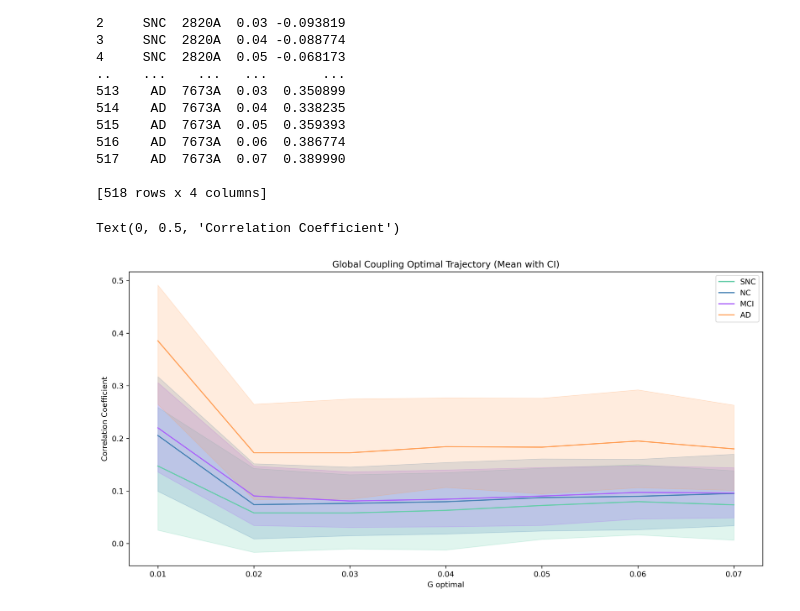
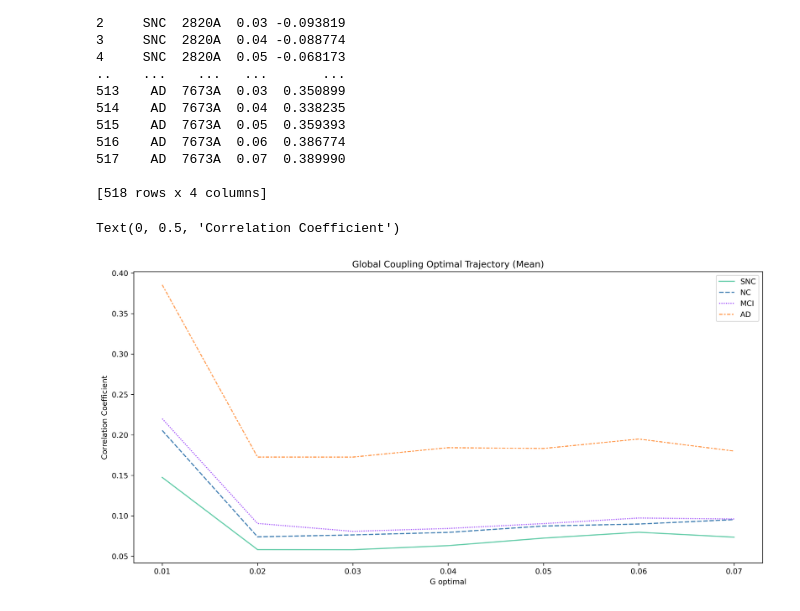
Before and after one commit to yilewang/Gc_detect_script, a Jupyter notebook: application/Goptimal_fisher_z.ipynb, the cells around one changed output. Saved outputs shown, nothing was run; the diff lists cells and outputs as text; code cells hidden in the pictures.

Commit message:
update g_optimal

```diff
--- a/application/Goptimal_fisher_z.ipynb
+++ b/application/Goptimal_fisher_z.ipynb
@@ -28,7 +28,7 @@ for grp, case in zip(df['group'], df['caseid']):
     emp_vec = emp_tril[np.nonzero(emp_tril)].flatten()
     corr_dict = {'group':grp, 'caseid':case}
     for g in np.arange(0.01, 0.071, 0.01):
-        sim_path = '/Users/yat-lok/workspaces/Goptimal/'+grp+'/'+case+'/'+grp+'_'+case+'_'+str(g)+'.xlsx'
+        sim_path = '/Users/yat-lok/workspaces/_Goptimal/'+grp+'/'+case+'/'+grp+'_'+case+'_'+str(g)+'.xlsx'
         sim_ts = pd.read_excel(sim_path)
         sim_tril = np.tril(fisher_z(sim_ts.iloc[:,1:].corr().to_numpy()), -1)
         sim_vec = sim_tril[np.nonzero(sim_tril)].flatten()
@@ -60,15 +60,16 @@ print(df_ci)
 # %%
 grp_lines = df_corr.groupby(['group']).mean(numeric_only=True)
 grp_lines = grp_lines.reindex(['SNC','NC','MCI','AD'])
 # order = ['AD','MCI','NC','SNC']
 fig, ax = plt.subplots(figsize=(15,7),dpi=300)
-# ax = sns.lineplot(data=grp_lines.T, palette=colorcoding)
-ax = sns.lineplot(data=df_ci, x='Go', y = 'Corr', hue='group', palette=colorcoding)
+ax = sns.lineplot(data=grp_lines.T, palette=colorcoding)
+# ax = sns.lineplot(data=df_ci, x='Go', y = 'Corr', hue='group', palette=colorcoding)
+# ax = sns.pointplot(data=df_ci, x='Go', y = 'Corr', hue='group', palette=colorcoding)
 # ax = sns.violinplot(data=df_ci, x='Go', y='Corr', hue='group', inner=None)
 plt.legend()
-plt.title('Global Coupling Optimal Trajectory (Mean with CI)')
+plt.title('Global Coupling Optimal Trajectory (Mean)')
 plt.xlabel('G optimal')
 plt.ylabel('Correlation Coefficient')
 # %% [output]
 Text(0, 0.5, 'Correlation Coefficient')
-[figure, old version]
+[figure, new version]
```
Also changed, not shown: parts of 1 cell of this notebook, 1 other file.
